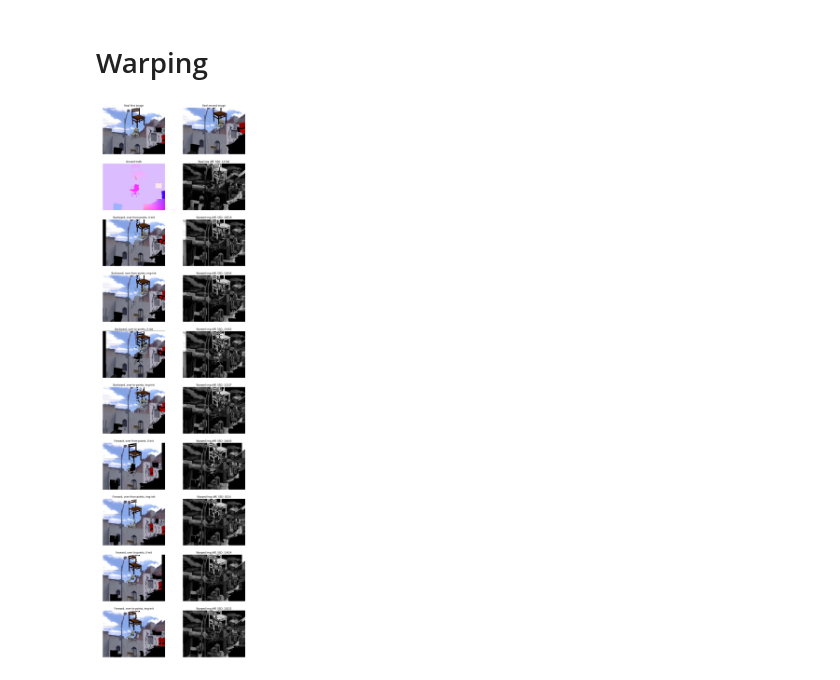
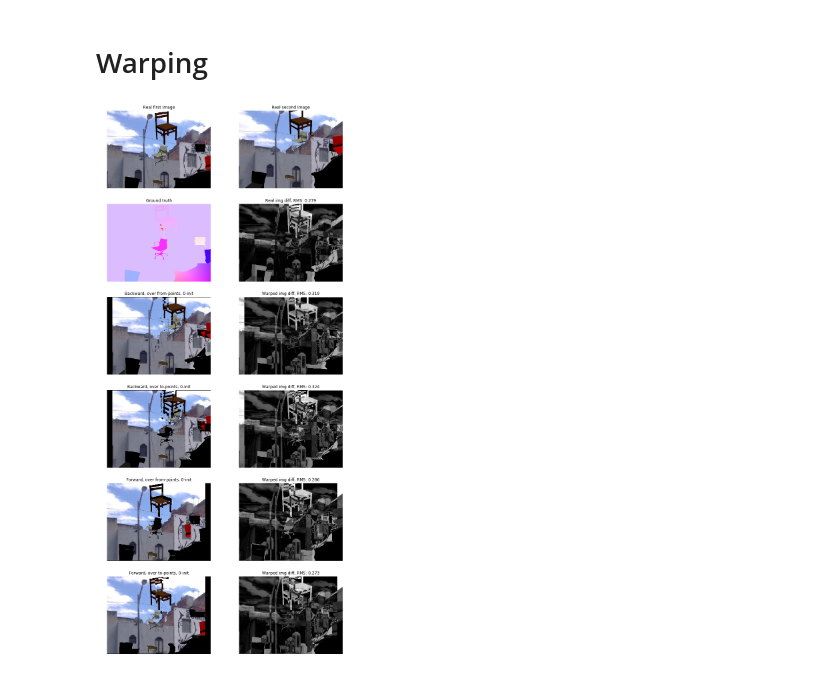
Before and after one commit to alexlyzhov/flo-tools, a Jupyter notebook: Warping.ipynb, the cells around one changed output. Drawn from its saved outputs; the diff is of its cells as text; code cells hidden in the pictures.

```diff
--- a/Warping.ipynb
+++ b/Warping.ipynb
@@ -26,54 +26,54 @@ flow = flows[flow_num]
 warps = []
 warps.append((warp_img(imgs[1], flow, forward = False, over_from_points = True, init_zeros = True),
               'Backward, over from-points, 0-init', 0)) # traditional
-warps.append((warp_img(imgs[1], flow, forward = False, over_from_points = True, init_zeros = False),
-              'Backward, over from-points, img-init', 0))
+# warps.append((warp_img(imgs[1], flow, forward = False, over_from_points = True, init_zeros = False),
+#               'Backward, over from-points, img-init', 0))
 warps.append((warp_img(imgs[1], flow, forward = False, over_from_points = False, init_zeros = True),
               'Backward, over to-points, 0-init', 0))
-warps.append((warp_img(imgs[1], flow, forward = False, over_from_points = False, init_zeros = False),
-              'Backward, over to-points, img-init', 0))
+# warps.append((warp_img(imgs[1], flow, forward = False, over_from_points = False, init_zeros = False),
+#               'Backward, over to-points, img-init', 0))
 warps.append((warp_img(imgs[0], flow, forward = True, over_from_points = True, init_zeros = True),
               'Forward, over from-points, 0-init', 1))
-warps.append((warp_img(imgs[0], flow, forward = True, over_from_points = True, init_zeros = False),
-              'Forward, over from-points, img-init', 1))
+# warps.append((warp_img(imgs[0], flow, forward = True, over_from_points = True, init_zeros = False),
+#               'Forward, over from-points, img-init', 1))
 warps.append((warp_img(imgs[0], flow, forward = True, over_from_points = False, init_zeros = True),
               'Forward, over to-points, 0-init', 1))
-warps.append((warp_img(imgs[0], flow, forward = True, over_from_points = False, init_zeros = False),
-              'Forward, over to-points, img-init', 1))
+# warps.append((warp_img(imgs[0], flow, forward = True, over_from_points = False, init_zeros = False),
+#               'Forward, over to-points, img-init', 1))
 # %%
 num_rows = len(warps) + 2
 num_cols = 2
 fig = plt.subplots(num_rows, num_cols, figsize = (13, 5 * num_rows))
 
 plt.subplot(num_rows, num_cols, 1)
 ax = plt.axis('off')
 plt.title('Real first image')
 shown_img = plt.imshow(imgs[0])
 
 plt.subplot(num_rows, num_cols, 2)
 ax = plt.axis('off')
 plt.title('Real second image')
 shown_img = plt.imshow(imgs[1])
 
 plt.subplot(num_rows, num_cols, 3)
 plt.axis('off')
 plt.title(flow_labels[flow_num])
-shown_img = plt.imshow(flow_to_color(flow))
+shown_img = plt.imshow(flow_to_color(flow, norm = True))
 
 plt.subplot(num_rows, num_cols, 4)
 plt.axis('off')
-plt.title('Real img diff, SSD: {:.0f}'.format(ssd_error(imgs)))
+plt.title('Real img diff, RMS: {:.3f}'.format(rms_error(imgs)))
 shown_img = plt.imshow(img_norm_diff(imgs), cmap = 'gray')
 
 for i in xrange(len(warps)):
     plt.subplot(num_rows, num_cols, 2 * (i + 2) + 1)
     ax = plt.axis('off')
     plt.title(warps[i][1])
     shown_img = plt.imshow(warps[i][0])
 
     plt.subplot(num_rows, num_cols, 2 * (i + 3))
     ax = plt.axis('off')
-    plt.title('Warped img diff, SSD: {:.0f}'.format(ssd_error([imgs[0], warps[i][0]])))
+    plt.title('Warped img diff, RMS: {:.3f}'.format(rms_error([imgs[0], warps[i][0]])))
     shown_img = plt.imshow(img_norm_diff([imgs[warps[i][2]], warps[i][0]]), cmap = 'gray')
 # %% [output]
-[figure, old version]
+[figure, new version]
```
Also changed, not shown: parts of 1 cell of this notebook, 6 other files.
